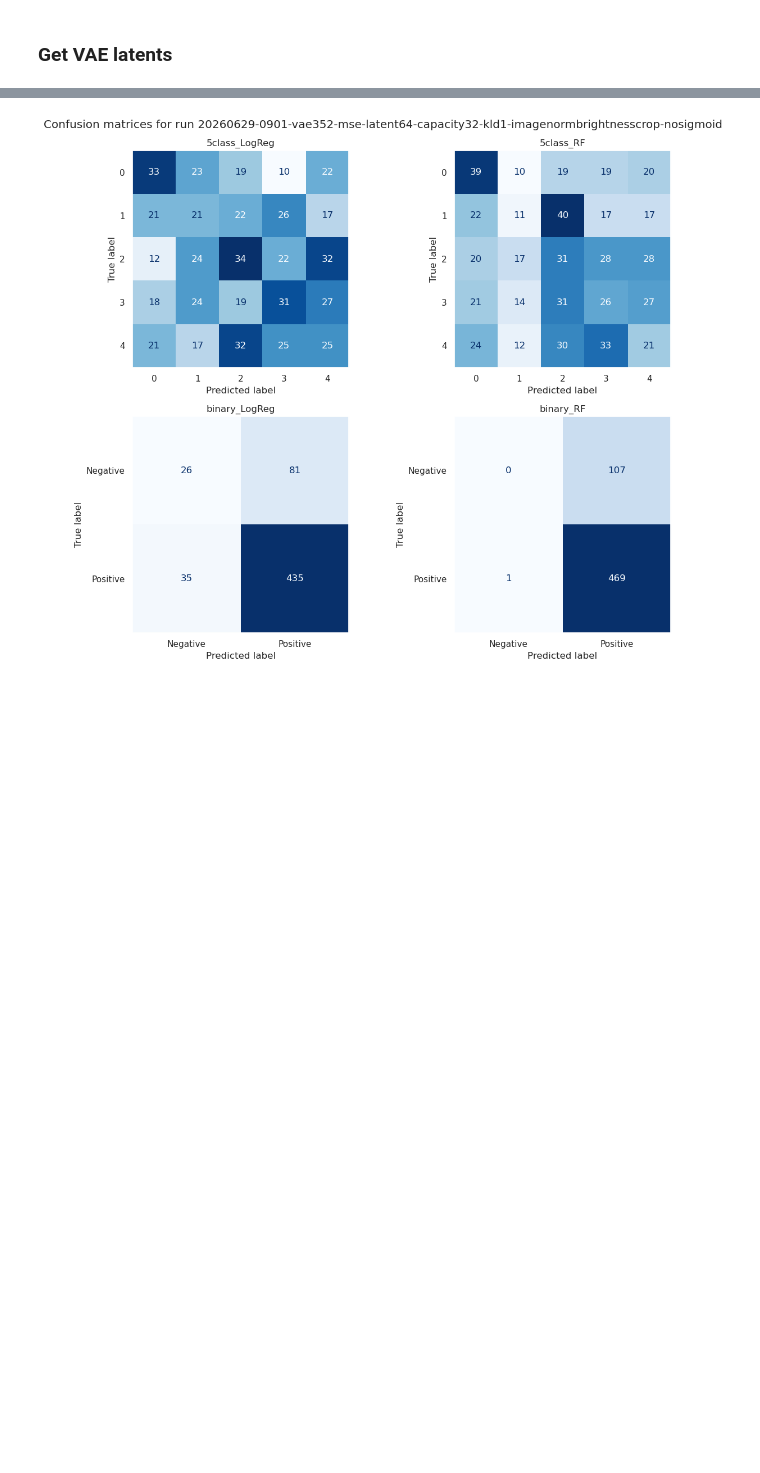
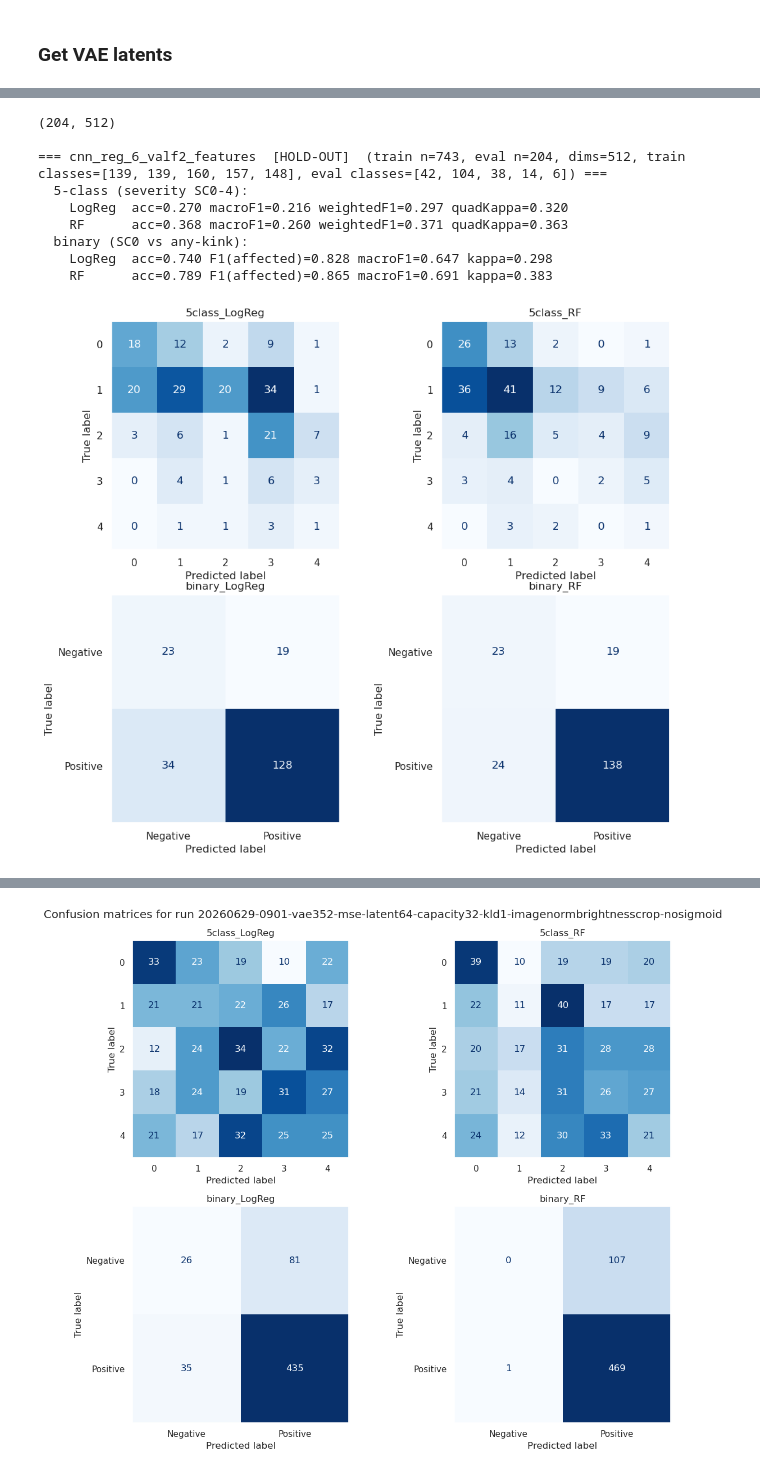
Before and after one commit to esther-yoo/medaka-ziram-vae, a Jupyter notebook: standard_eval.ipynb, the cells around one changed output, grey strips where cells are left out. Saved outputs shown, nothing was run; the diff lists cells and outputs as text; code cells hidden in the pictures; blank space fills up the shorter version.

```diff
--- a/standard_eval.ipynb
+++ b/standard_eval.ipynb
@@ -178,0 +482,75 @@ val_all_logvars = val_all_logvars.detach().cpu().numpy()
+# %%
+# Run standard evaluation for CNN results
+Xtr = cnn_features_train.drop(columns = ["fish_id", "label"]).to_numpy()
+ytr = cnn_features_train['label'].to_numpy()
+Xte = cnn_features_val_onlyf2.drop(columns = ["label"]).to_numpy()
+yte = cnn_features_val_onlyf2['label'].to_numpy()
+
+print(Xte.shape)
+
+std_eval_name = cnn_filename
+
+rows, cms = report_holdout(Xtr = Xtr,
+                           ytr = ytr,
+                           Xte = Xte,
+                           yte = yte,
+                           name = std_eval_name)
+
+# Show output
+# safe = ''.join(c if c.isalnum() or c in '-_' else '_' for c in std_eval_name)
+# run_df = pd.DataFrame(rows)
+# run_df.to_csv(os.path.join(output_dir, f'metrics_{safe}.csv'), index=False)
+# for k, cm in cms.items():
+#     np.savetxt(os.path.join(output_dir, f'confusion_{safe}_{k}.csv'), cm, fmt='%d', delimiter=',')
+# master = os.path.join(output_dir, 'all_methods_comparison.csv')
+# prev = pd.read_csv(master) if os.path.exists(master) else pd.DataFrame()
+# if len(prev):   # re-running a name overwrites its old rows
+#     key = ['method', 'task', 'classifier']
+#     prev = prev[~prev[key].apply(tuple, 1).isin(run_df[key].apply(tuple, 1))]
+# pd.concat([prev, run_df], ignore_index=True).to_csv(master, index=False)
+
+fig, axes = plt.subplots(2, 2, figsize=(12, 10))
+axes = axes.ravel()
+
+### Save confusion matrix
+for ax, (name, cm) in zip(axes, cms.items()):
+    # Choose labels based on matrix size
+    if cm.shape[0] == 2:
+        labels = ["Negative", "Positive"]
+    else:
+        labels = [str(i) for i in range(cm.shape[0])]
+
+    disp = ConfusionMatrixDisplay(
+        confusion_matrix=cm,
+        display_labels=labels
+    )
+
+    disp.plot(
+        ax=ax,
+        cmap="Blues",
+        colorbar=False,
+        values_format="d"
+    )
+
+    ax.set_title(name)
+    ax.set_xlabel("Predicted label")
+    ax.set_ylabel("True label")
+    ax.grid(False)
+
+# fig.suptitle(f"Confusion matrices for run {std_eval_name}")
+# plt.tight_layout()
+# plt.savefig(f"{output_dir}/cm.png", dpi=300, bbox_inches='tight')
+
+# print(f"\n[OK] saved metrics_{safe}.csv (+ confusion matrices) -> {output_dir}/")
+# print(f"[OK] master comparison table -> {master}")
+# %% [output]
+(204, 512)
+
+=== cnn_reg_6_valf2_features  [HOLD-OUT]  (train n=743, eval n=204, dims=512, train classes=[139, 139, 160, 157, 148], eval classes=[42, 104, 38, 14, 6]) ===
+  5-class (severity SC0-4):
+    LogReg  acc=0.270 macroF1=0.216 weightedF1=0.297 quadKappa=0.320
+    RF      acc=0.368 macroF1=0.260 weightedF1=0.371 quadKappa=0.363
+  binary (SC0 vs any-kink):
+    LogReg  acc=0.740 F1(affected)=0.828 macroF1=0.647 kappa=0.298
+    RF      acc=0.789 F1(affected)=0.865 macroF1=0.691 kappa=0.383
+[figure, added]
```
Also changed, not shown: parts of 45 cells of this notebook, 8 other files.
